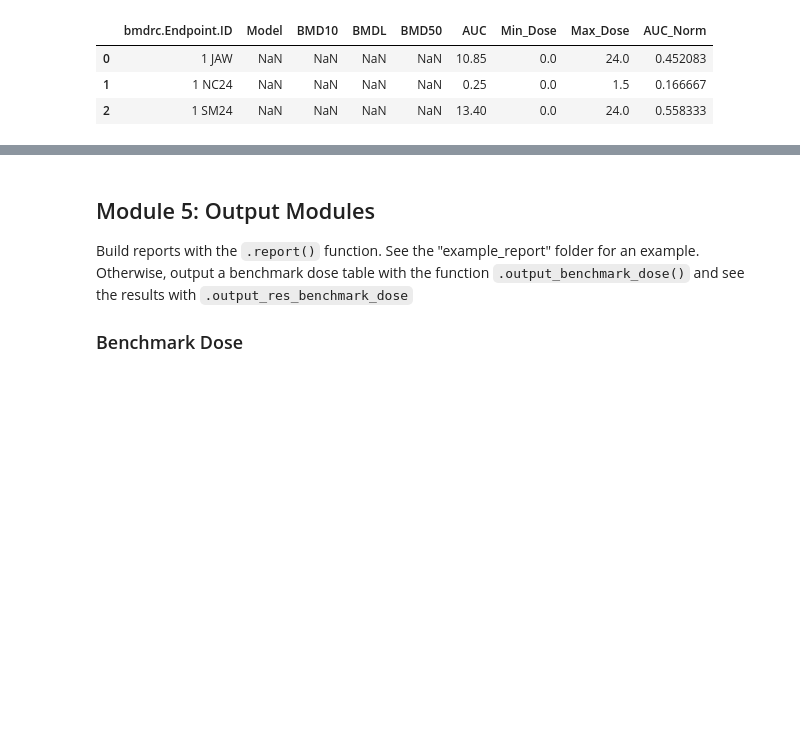
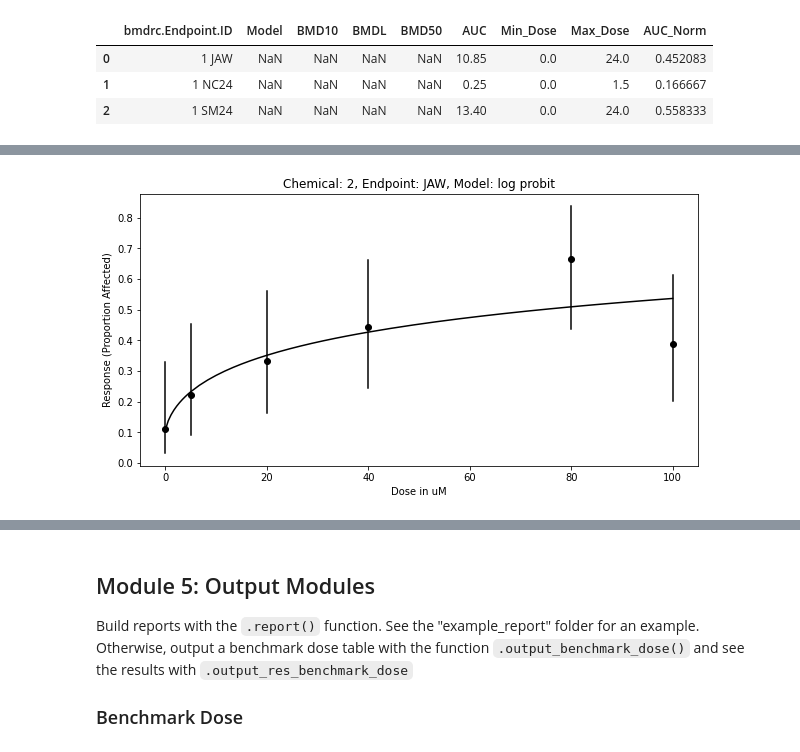
Before and after one commit to PNNL-CompBio/bmdrc, a Jupyter notebook: vignettes/Binary Class Example.ipynb, the cells around one changed output, grey strips where cells are left out. Drawn from its saved outputs; the diff is of its cells as text; code cells hidden in the pictures; blank space fills up the shorter version.

```diff
--- a/vignettes/Binary Class Example.ipynb
+++ b/vignettes/Binary Class Example.ipynb
@@ -355,0 +339,4 @@ Long.response_curve(chemical_name = 2, endpoint_name = "JAW", model = "log probi
+# %%
+Long._2_JAW_log_probit_curve_plot
+# %% [output]
+[figure, added]
```
Also changed, not shown: parts of 23 cells of this notebook, 4 other files.
